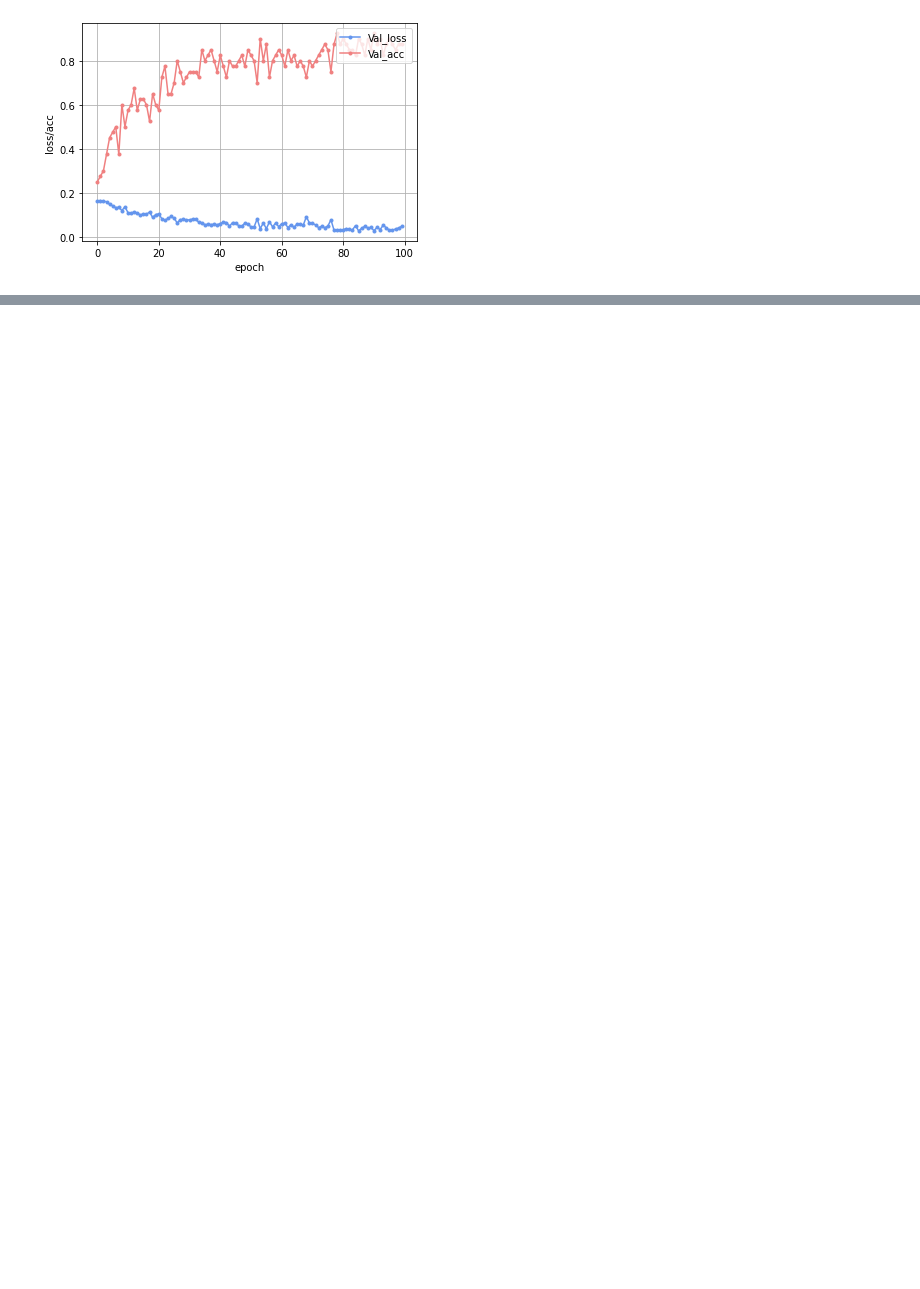
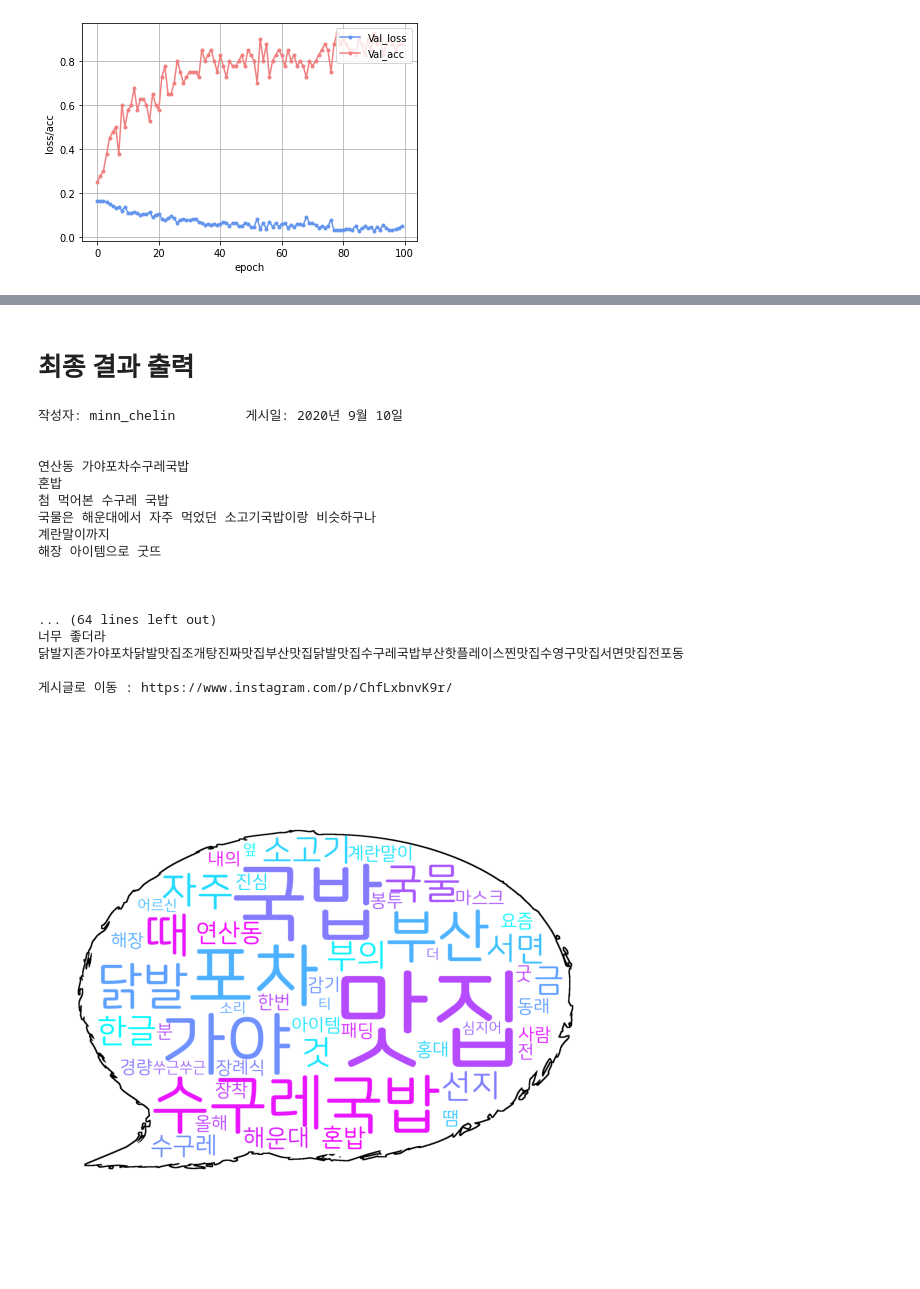
Before and after one commit to noaz98/K_Food_CNN, a Jupyter notebook: bee.ipynb, the cells around one changed output, grey strips where cells are left out. Drawn from its saved outputs; the diff is of its cells as text; code cells hidden in the pictures; blank space fills up the shorter version.

```diff
--- a/bee.ipynb
+++ b/bee.ipynb
@@ -229,0 +261,13 @@ _________________________________________________________________
+# %%
+model = load_model('./cnn_save_model/new_88%_cnn_model.h5')
+
+login_option = "instagram" # instagram or facebook
+user_id = "alsgh0717@naver.com" # 인스타그램 아이디
+user_passwd = "France1789!" # 인스타그램 비밀번호
+wish_num = 3 # 원하는 게시물의 개수
+filepath = "C:/Users/USER/Desktop/Ant/restaurant/test/test" # test 이미지 파일이 있는 폴더 경로
+keyword = classification_restaurants(model, filepath) # 파일 내에 있는 이미지를 분류하여 키워드를 반환함
+driver_path = "C:/Users/USER/Desktop/Ant/restaurant/chromedriver.exe" # 크롬 드라이버 경로
+save_path = "C:/Users/USER/Desktop/Ant/restaurant/save_file" # 저장할 폴더 경로
+cloud_shape_path = "C:/Users/USER/Desktop/Ant/restaurant/word_cloud_shape.png" # 클라우드 이미지 모양 경로
+font_path = "C:/Users/USER/Desktop/Ant/restaurant/NanumSquareRoundR.ttf" # 폰트 경로
@@ -229,0 +278,45 @@ _________________________________________________________________
+# %% [markdown]
+# 최종 결과 출력
+# %%
+#extract_insta_data(login_option,user_id,user_passwd,wish_num,keyword,driver_path,save_path) : # 추출
+#로그인 수단 /id / pw /게시글 갯수 / keyword (사용할 모델 / 예측할 image file path)  / 크롬 드라이버 경로 / csv 저장경로
+# extract_insta_data(login_option, user_id, user_passwd, wish_num,
+#                    keyword, driver_path, save_path)
+
+df = pd.read_csv(save_path+"/"+"instagram_extract.csv")  # 크롤링한 text road
+# main text 전처리   (특수문자, 이모티콘 ,모음과 자음만 있는 text 삭제)
+preprocessed_main_text_list = get_clean_text(df)
+
+df['main_text'] = preprocessed_main_text_list  # 전처리된 text로 바꿈
+df["date_title"] = df["date_title"].apply(convert_date)  # 날자 포맷수정
+
+if df.isnull().sum().sum() > 0:  # 데이터에 결측 값이 있다면
+    df.dropna(inplace=True)  # nan값처리 (axis=0, how='any')
+    df = df.reset_index(drop=True)
+    print("\n\n")  # 인덱스 당기기
+
+for i in range(len(df)):
+    if count_string(df["main_text"][i]) >= 10:  # 게시글이 공백(enter)을 제외하고 N자 이상
+        print(f'작성자: {df["upload_id"][i]}\t 게시일: {df["date_title"][i]}\
+\n\n{df["main_text"][i]}\n\n게시글로 이동 : {df["location_href"][i]}\n\n\n\n\n')
+
+word_cloud(df,cloud_shape_path,font_path)
+# %% [output]
+작성자: minn_chelin         게시일: 2020년 9월 10일
+
+
+연산동 가야포차수구레국밥
+혼밥
+첨 먹어본 수구레 국밥
+국물은 해운대에서 자주 먹었던 소고기국밥이랑 비슷하구나
+계란말이까지
+해장 아이템으로 굿뜨
+
+
+
+... (64 lines left out)
+너무 좋더라
+닭발지존가야포차닭발맛집조개탕진짜맛집부산맛집닭발맛집수구레국밥부산핫플레이스찐맛집수영구맛집서면맛집전포동
+
+게시글로 이동 : https://www.instagram.com/p/ChfLxbnvK9r/
+[figure, added]
```
Also changed, not shown: parts of 13 cells of this notebook.
